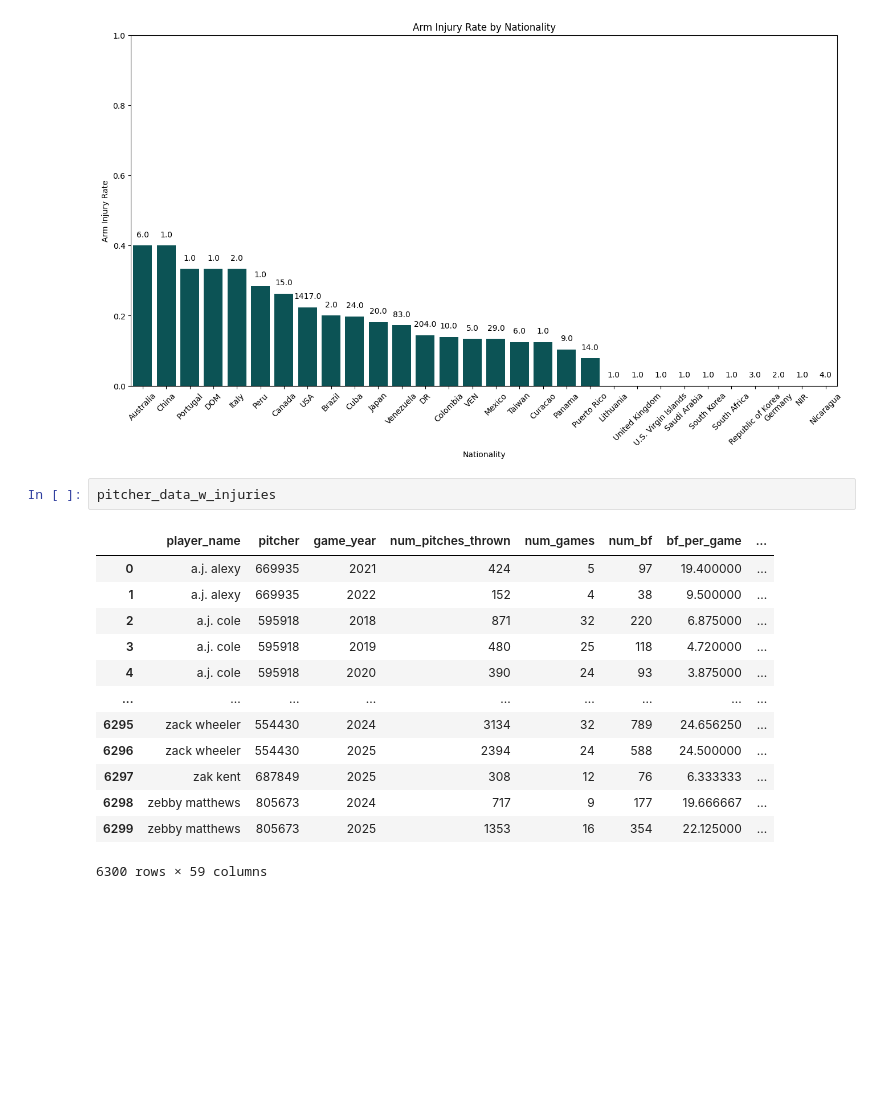
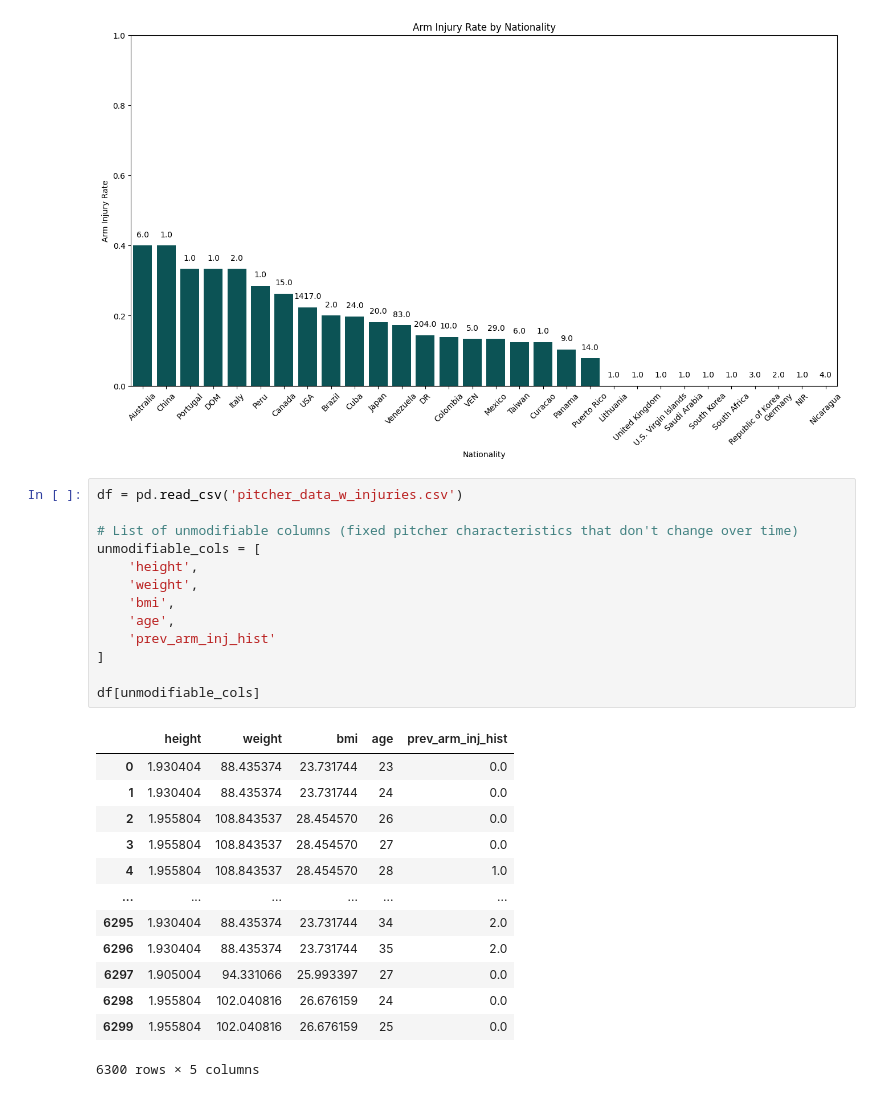
Before and after one commit to SatrunsDream/Workload-effect-on-pitcher-injury, a Jupyter notebook: EDA.ipynb, the cells around one changed output. Cells and saved outputs as stored; diff of their text form; blank space fills up the shorter version.

```diff
--- a/EDA.ipynb
+++ b/EDA.ipynb
@@ -621,18 +621,29 @@ plt.show()
 # %% [output]
 [figure]
 # %%
-pitcher_data_w_injuries
+df = pd.read_csv('pitcher_data_w_injuries.csv')
+
+# List of unmodifiable columns (fixed pitcher characteristics that don't change over time)
+unmodifiable_cols = [
+    'height',
+    'weight',
+    'bmi',
+    'age',
+    'prev_arm_inj_hist'
+]
+
+df[unmodifiable_cols]
 # %% [output]
-|  | player_name | pitcher | game_year | num_pitches_thrown | num_games | num_bf | bf_per_game | ... |
-| 0 | a.j. alexy | 669935 | 2021 | 424 | 5 | 97 | 19.400000 | ... |
-| 1 | a.j. alexy | 669935 | 2022 | 152 | 4 | 38 | 9.500000 | ... |
-| 2 | a.j. cole | 595918 | 2018 | 871 | 32 | 220 | 6.875000 | ... |
-| 3 | a.j. cole | 595918 | 2019 | 480 | 25 | 118 | 4.720000 | ... |
-| 4 | a.j. cole | 595918 | 2020 | 390 | 24 | 93 | 3.875000 | ... |
-| ... | ... | ... | ... | ... | ... | ... | ... | ... |
-| 6295 | zack wheeler | 554430 | 2024 | 3134 | 32 | 789 | 24.656250 | ... |
-| 6296 | zack wheeler | 554430 | 2025 | 2394 | 24 | 588 | 24.500000 | ... |
-| 6297 | zak kent | 687849 | 2025 | 308 | 12 | 76 | 6.333333 | ... |
-| 6298 | zebby matthews | 805673 | 2024 | 717 | 9 | 177 | 19.666667 | ... |
-| 6299 | zebby matthews | 805673 | 2025 | 1353 | 16 | 354 | 22.125000 | ... |
+|  | height | weight | bmi | age | prev_arm_inj_hist |
+| 0 | 1.930404 | 88.435374 | 23.731744 | 23 | 0.0 |
+| 1 | 1.930404 | 88.435374 | 23.731744 | 24 | 0.0 |
+| 2 | 1.955804 | 108.843537 | 28.454570 | 26 | 0.0 |
+| 3 | 1.955804 | 108.843537 | 28.454570 | 27 | 0.0 |
+| 4 | 1.955804 | 108.843537 | 28.454570 | 28 | 1.0 |
+| ... | ... | ... | ... | ... | ... |
+| 6295 | 1.930404 | 88.435374 | 23.731744 | 34 | 2.0 |
+| 6296 | 1.930404 | 88.435374 | 23.731744 | 35 | 2.0 |
+| 6297 | 1.905004 | 94.331066 | 25.993397 | 27 | 0.0 |
+| 6298 | 1.955804 | 102.040816 | 26.676159 | 24 | 0.0 |
+| 6299 | 1.955804 | 102.040816 | 26.676159 | 25 | 0.0 |
-6300 rows × 59 columns
+6300 rows × 5 columns
```
Also changed, not shown: parts of 1 cell of this notebook, 14 other files.
